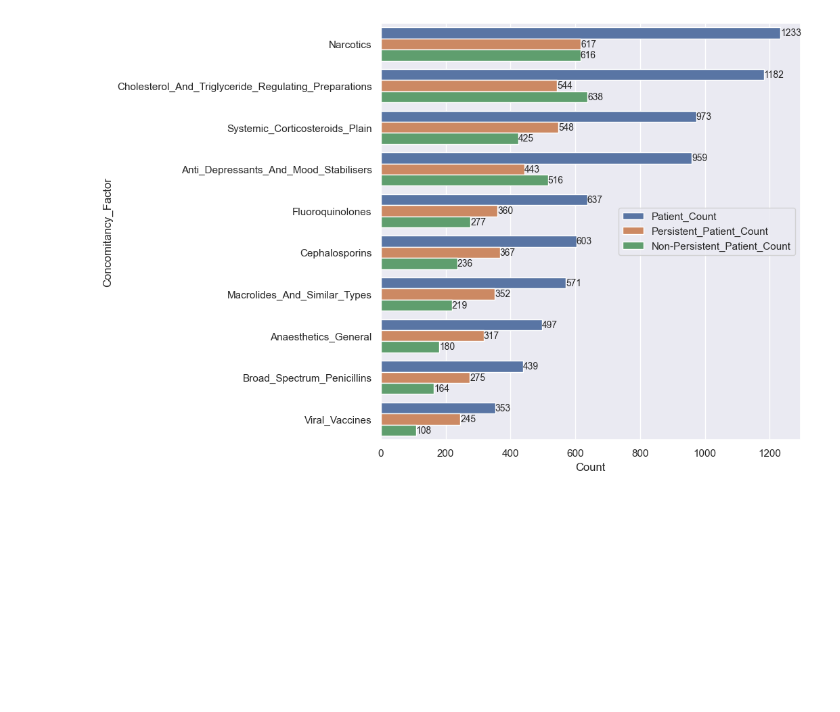
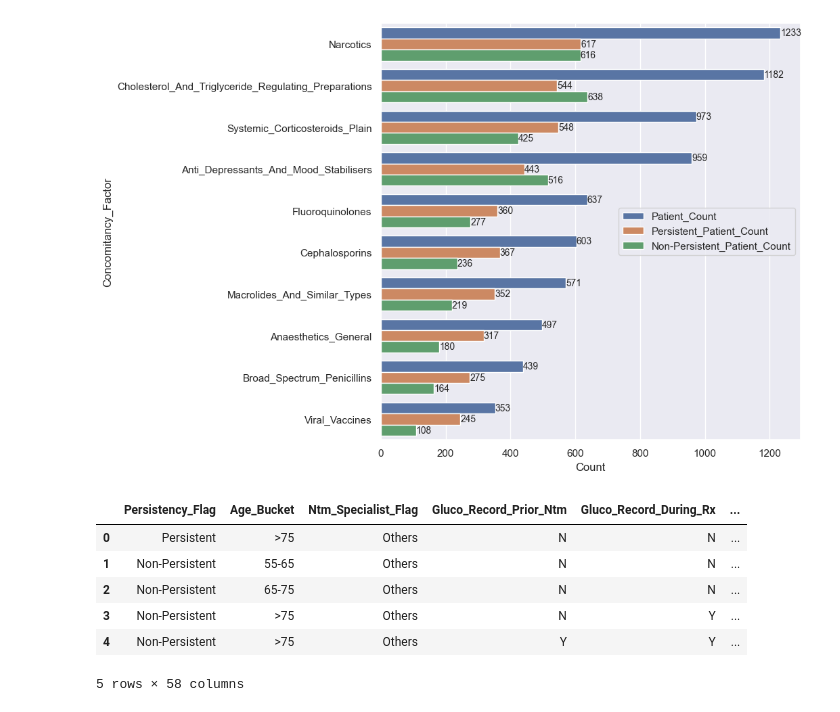
Before and after one commit to Tadeni00/Data-Glacier-Internship, a Jupyter notebook: Week_10/Data_Cleaning_and_EDA_Tomisin.ipynb, the cells around one changed output. Cells and saved outputs as stored; diff of their text form; code cells hidden in the pictures; blank space fills up the shorter version.

```diff
--- a/Week_10/Data_Cleaning_and_EDA_Tomisin.ipynb
+++ b/Week_10/Data_Cleaning_and_EDA_Tomisin.ipynb
@@ -708,3 +726,17 @@ for label in ax.containers:
     ax.bar_label(label, fontsize = 10)
 # %% [output]
 [figure]
+# %%
+df = pd.DataFrame(df)
+# %%
+df.drop(['Gender', 'Race', 'Ethnicity', 'Region', 'Ntm_Speciality', 'Ntm_Speciality_Bucket', 'Risk_Segment_During_Rx', 'Tscore_Bucket_During_Rx', 'Change_T_Score', 'Change_Risk_Segment'], axis = 1, inplace = True)
+# %%
+df.head()
+# %% [output]
+|  | Persistency_Flag | Age_Bucket | Ntm_Specialist_Flag | Gluco_Record_Prior_Ntm | Gluco_Record_During_Rx | ... |
+| 0 | Persistent | >75 | Others | N | N | ... |
+| 1 | Non-Persistent | 55-65 | Others | N | N | ... |
+| 2 | Non-Persistent | 65-75 | Others | N | N | ... |
+| 3 | Non-Persistent | >75 | Others | N | Y | ... |
+| 4 | Non-Persistent | >75 | Others | Y | Y | ... |
+5 rows × 58 columns
```
Also changed, not shown: parts of 12 cells of this notebook, 5 other files.
